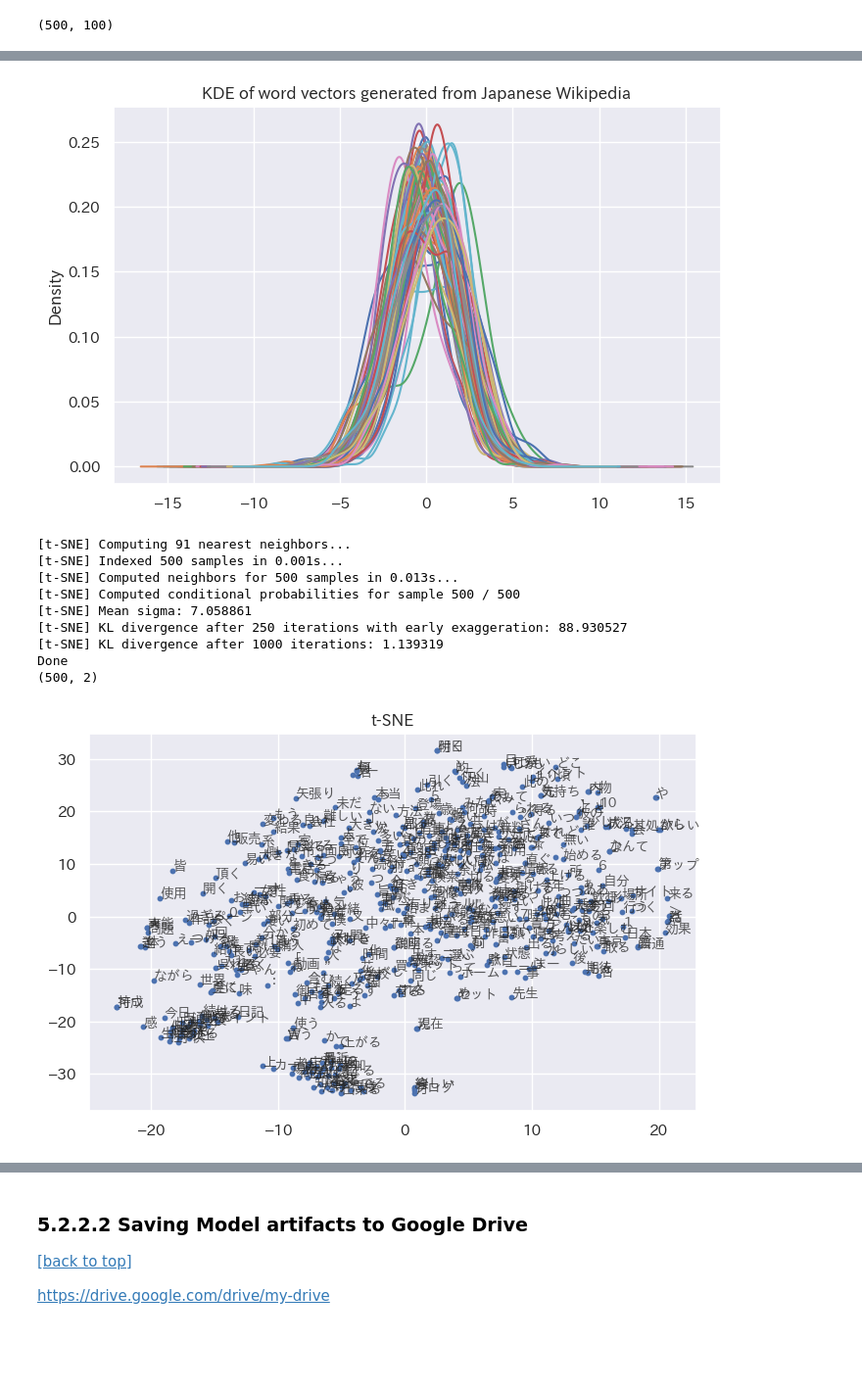
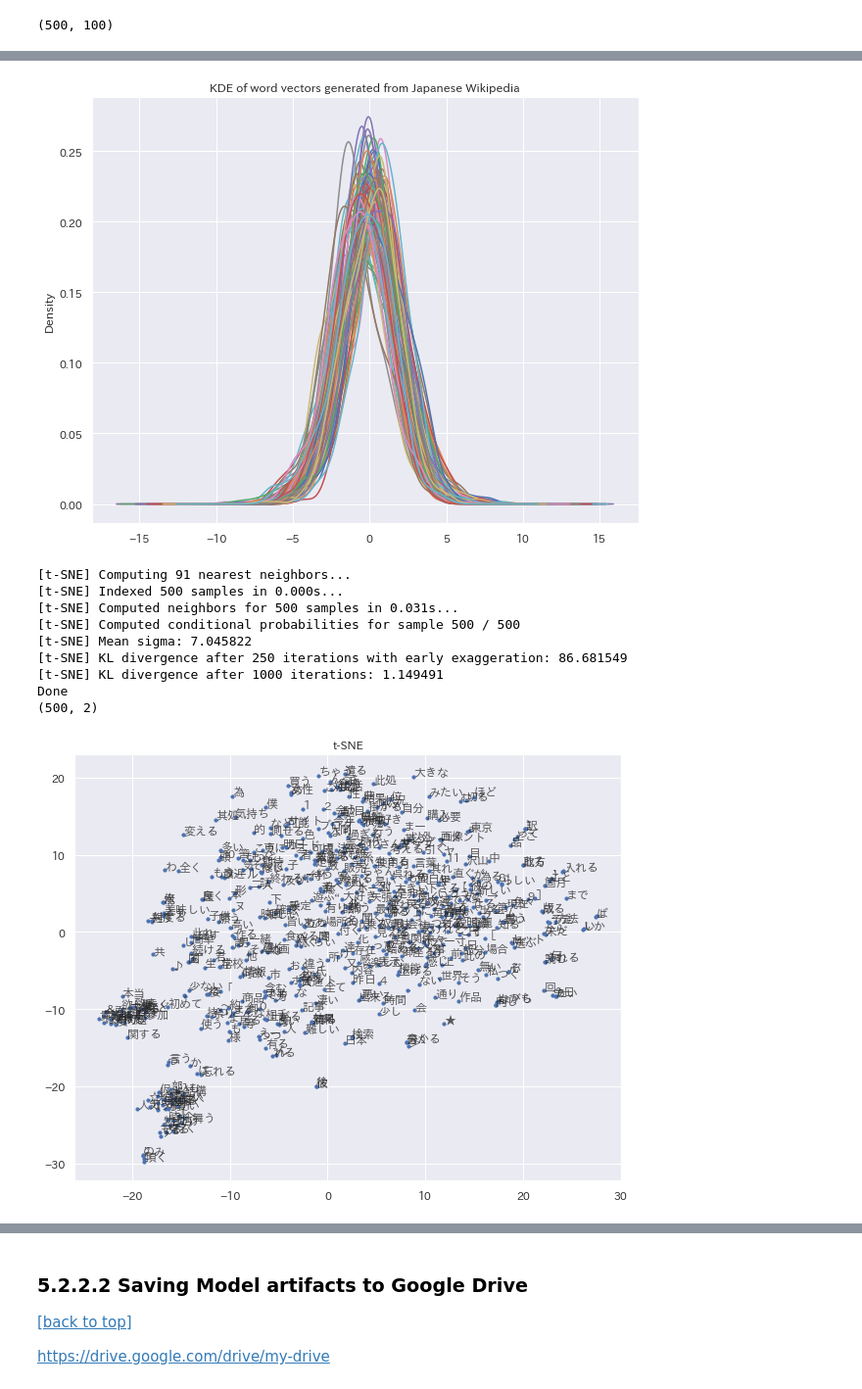
Before and after one commit to gbih/nlp-study, a Jupyter notebook: ja_nlp_book/chp04_4_1_word_embedding.ipynb, the cells around one changed output, grey strips where cells are left out. Shown at 98% size. Cells and saved outputs as stored; diff of their text form; code cells hidden in the pictures; blank space fills up the shorter version.

```diff
--- a/ja_nlp_book/chp04_4_1_word_embedding.ipynb
+++ b/ja_nlp_book/chp04_4_1_word_embedding.ipynb
@@ -362,8 +375,8 @@ The main purpose of t-SNE is visualization of high-dimensional data. Hence, it w
 
 It is highly recommended to use another dimensionality reduction method (e.g. PCA for dense data or TruncatedSVD for sparse data) to reduce the number of dimensions to a reasonable amount (e.g. 50) if the number of features is very high.
 # %%
-FIGSIZE = (8, 5)
-FONT_SIZE = 10
+FIG_SIZE = (10, 8)
+FONT_SIZE = 12
 ALPHA = 0.75
 SCATTER_SIZE = 10
 # %%
@@ -802,11 +818,11 @@ df.describe()
 8 rows × 100 columns
 # %%
 # The data does not appear to be normalized.
-df.plot.kde(legend=False, figsize=FIGSIZE)
+df.plot.kde(legend=False, figsize=FIG_SIZE)
 plt.title("KDE of word vectors generated from Japanese Wikipedia")
 plt.show()
 # %% [output]
-[figure, old version]
+[figure, new version]
 # %%
 # Map word embeddings to two-dimensional vectors.
 # This is an embedding of the training data in low-dimensional space.
@@ -824,7 +840,7 @@ x_embedded = x_embedded_prob.fit_transform(vectors_subset)
 print("Done")
 print(x_embedded.shape)
 
-plt.figure(figsize=FIGSIZE)
+plt.figure(figsize=FIG_SIZE)
 plt.scatter(x_embedded[:, 0], x_embedded[:, 1], s=SCATTER_SIZE)
 plt.title("t-SNE")
 
@@ -837,15 +853,15 @@ for label, x, y in zip(
 plt.show()
 # %% [output]
 [t-SNE] Computing 91 nearest neighbors...
-[t-SNE] Indexed 500 samples in 0.001s...
-[t-SNE] Computed neighbors for 500 samples in 0.013s...
+[t-SNE] Indexed 500 samples in 0.000s...
+[t-SNE] Computed neighbors for 500 samples in 0.031s...
 [t-SNE] Computed conditional probabilities for sample 500 / 500
-[t-SNE] Mean sigma: 7.058861
-[t-SNE] KL divergence after 250 iterations with early exaggeration: 88.930527
-[t-SNE] KL divergence after 1000 iterations: 1.139319
+[t-SNE] Mean sigma: 7.045822
+[t-SNE] KL divergence after 250 iterations with early exaggeration: 86.681549
+[t-SNE] KL divergence after 1000 iterations: 1.149491
 Done
 (500, 2)
-[figure, old version]
+[figure, new version]
 # %%
 # PCA with scaling
 from sklearn.preprocessing import StandardScaler
```
Also changed, not shown: parts of 28 cells of this notebook, 6 other files.
